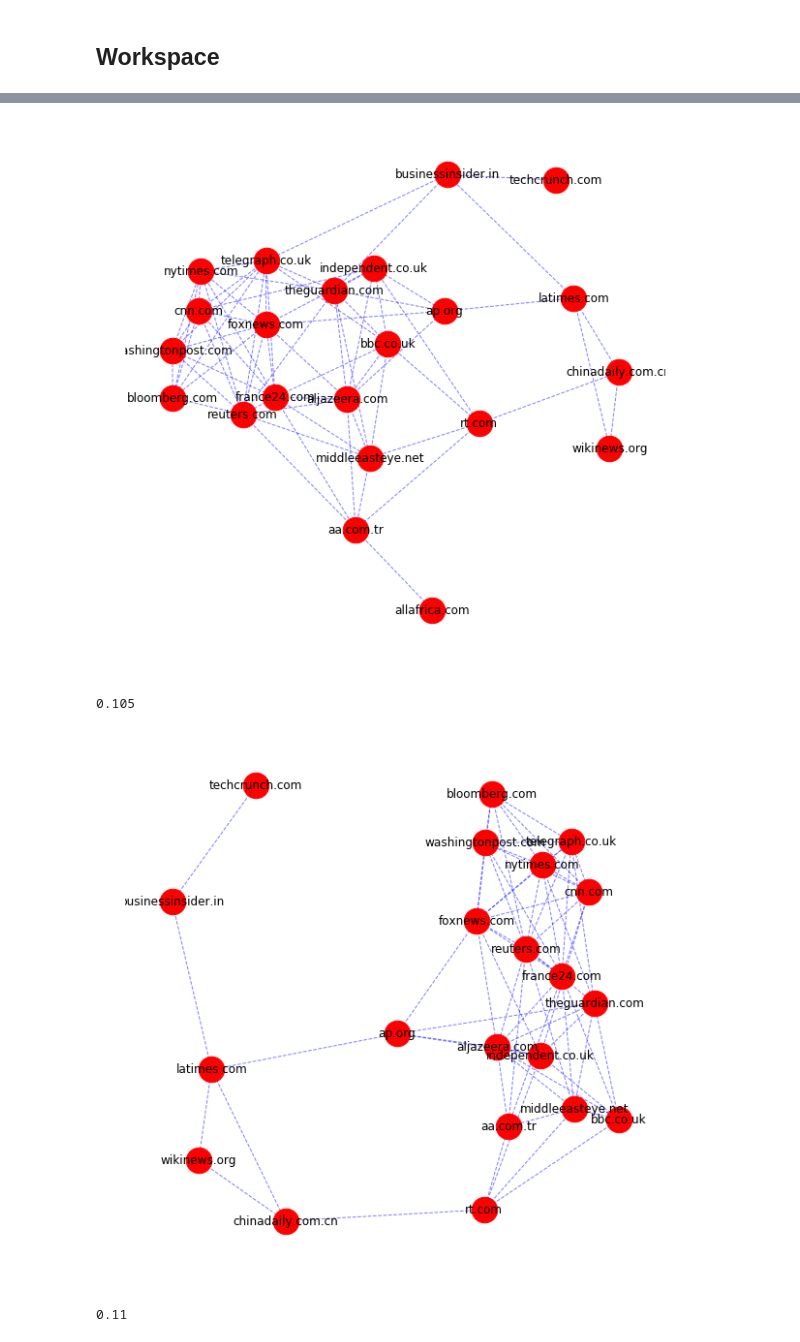
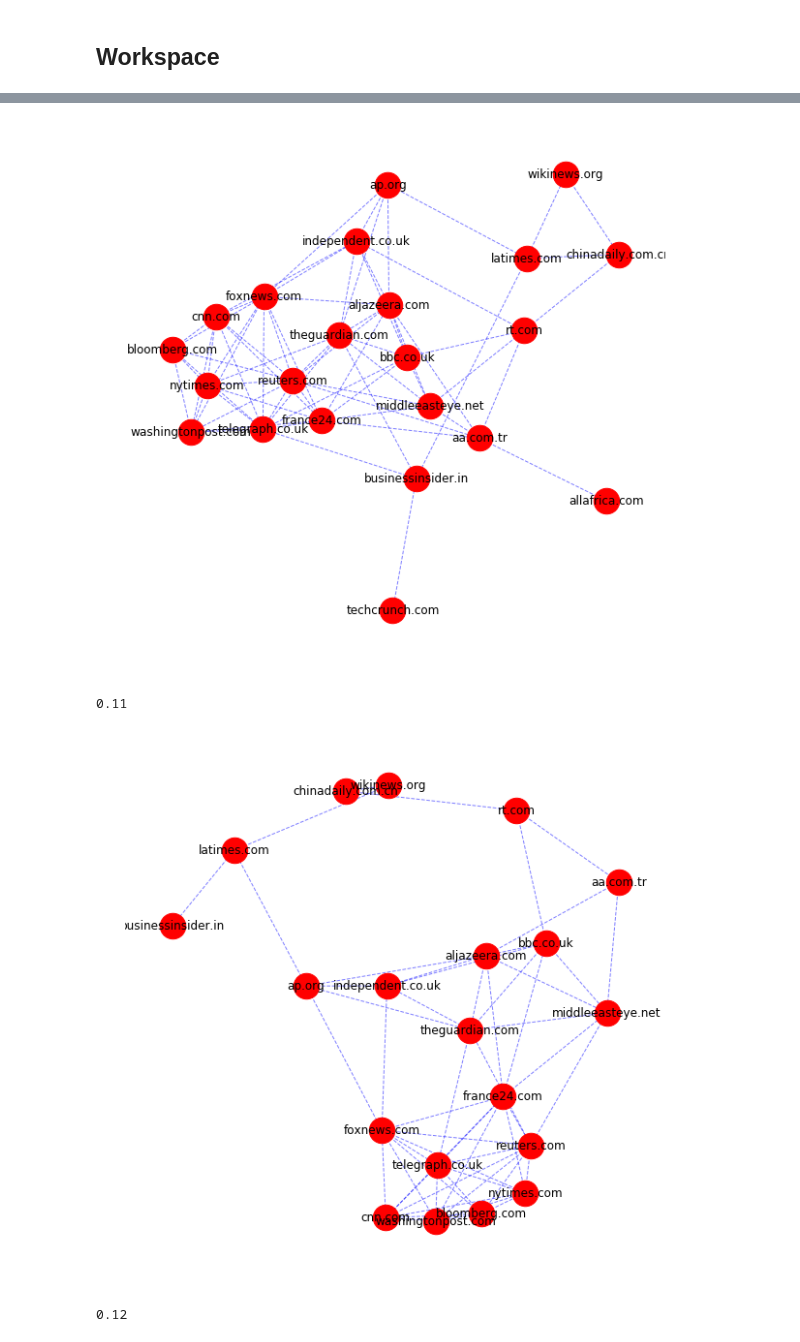
Before and after one commit to MickJermsurawong/EE227-graphical-lasso, a Jupyter notebook: Sentiment.ipynb, the cells around one changed output, grey strips where cells are left out. Drawn from its saved outputs; the diff is of its cells as text; code cells hidden in the pictures.

```diff
--- a/Sentiment.ipynb
+++ b/Sentiment.ipynb
@@ -225,15 +226,15 @@ from Visualizer import plot_network
 import matplotlib.pyplot as plt
 plt.rcParams["figure.figsize"] = (10,10)
 # %%
-for i in np.arange(0.1,0.2, 0.005):
+for i in np.arange(0.1,0.2, 0.01):
     l1_lambda = i
     print(l1_lambda)
     graph_lasso = GraphLasso(alpha=l1_lambda)
     graph_lasso.fit(A_std)
     plot_network(graph_lasso.get_precision(), sources)
 # %% [output]
 0.1
-[figure, old version]
+[figure, new version]
-0.105
+0.11
-[figure, old version]
+[figure, new version]
-0.11
+0.12
```
Also changed, not shown: parts of 15 cells of this notebook, 4 other files.
